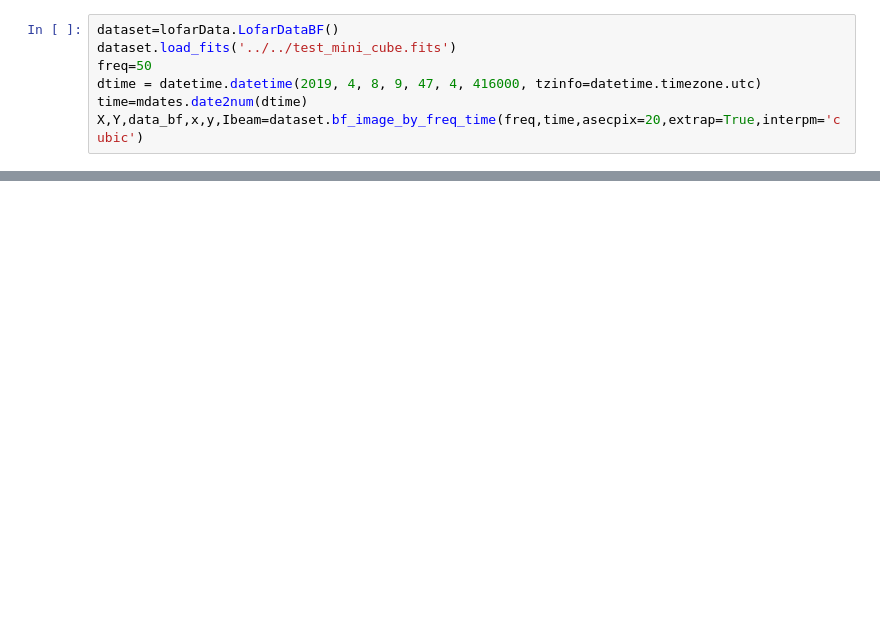
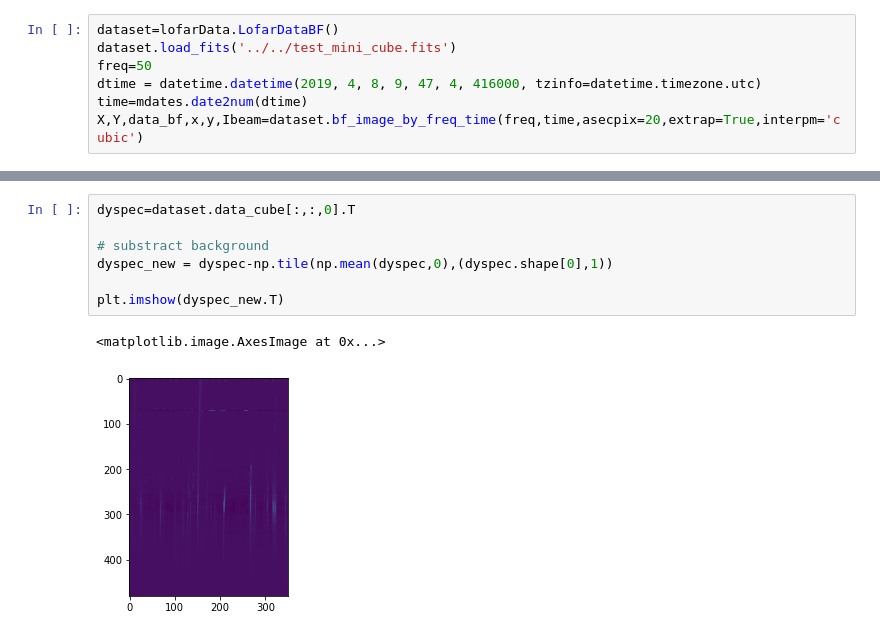
Before and after one commit to peijin94/LOFAR-Sun-tools, a Jupyter notebook: demo/demo_fitscube.ipynb, the cells around one changed output, grey strips where cells are left out. Drawn from its saved outputs; the diff is of its cells as text; blank space fills up the shorter version.

```diff
--- a/demo/demo_fitscube.ipynb
+++ b/demo/demo_fitscube.ipynb
@@ -39,0 +66,10 @@ ax.get_images()[1].set_clim([0,np.max(data_bf)/2])
+# %%
+dyspec=dataset.data_cube[:,:,0].T
+
+# substract background
+dyspec_new = dyspec-np.tile(np.mean(dyspec,0),(dyspec.shape[0],1))
+
+plt.imshow(dyspec_new.T)
+# %% [output]
+<matplotlib.image.AxesImage at 0x...>
+[figure, added]
```
Also changed, not shown: parts of 4 cells of this notebook, 23 other files.
